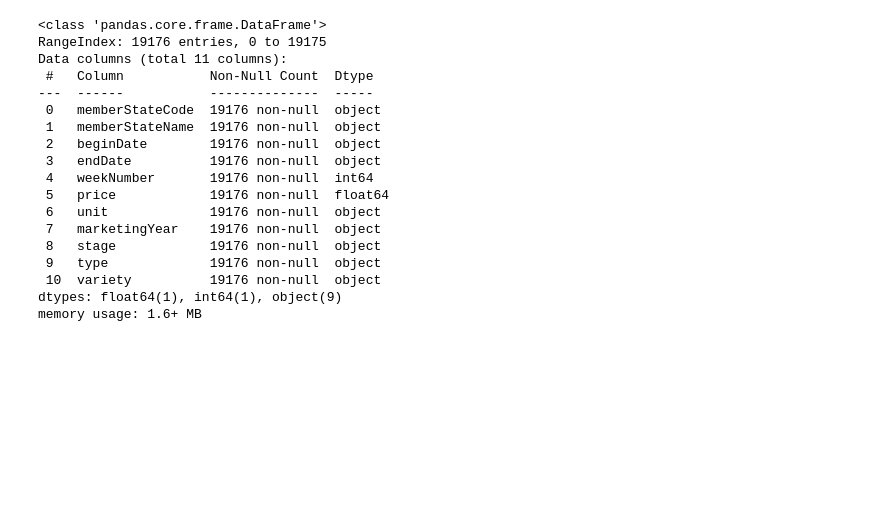
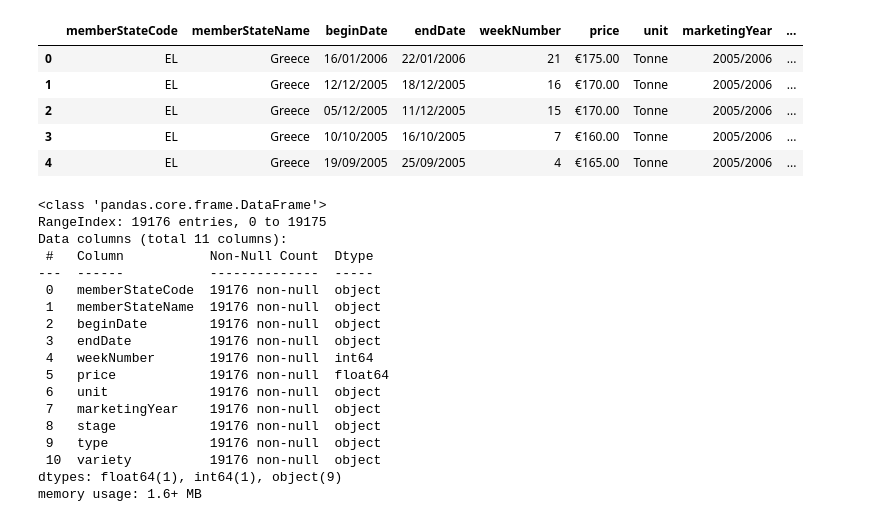
Before and after one commit to JohnsenClasses/final-project-schneider-thapa-koirala, a Jupyter notebook: euriceinfo.ipynb, the cells around one changed output. Cells and saved outputs as stored; diff of their text form; code cells hidden in the pictures; blank space fills up the shorter version.

```diff
--- a/euriceinfo.ipynb
+++ b/euriceinfo.ipynb
@@ -8,6 +7,16 @@ import matplotlib.pyplot as plt
 # %%
 #requesting data for the price of rice in EU member states
 riceprice=requests.get("https://www.ec.europa.eu/agrifood/api/rice/prices?")
+# %%
+df_riceprice_rawdata=pd.DataFrame(riceprice.json())
+display(df_riceprice_rawdata.head(5))
+# %% [output]
+|  | memberStateCode | memberStateName | beginDate | endDate | weekNumber | price | unit | marketingYear | ... |
+| 0 | EL | Greece | 16/01/2006 | 22/01/2006 | 21 | €175.00 | Tonne | 2005/2006 | ... |
+| 1 | EL | Greece | 12/12/2005 | 18/12/2005 | 16 | €170.00 | Tonne | 2005/2006 | ... |
+| 2 | EL | Greece | 05/12/2005 | 11/12/2005 | 15 | €170.00 | Tonne | 2005/2006 | ... |
+| 3 | EL | Greece | 10/10/2005 | 16/10/2005 | 7 | €160.00 | Tonne | 2005/2006 | ... |
+| 4 | EL | Greece | 19/09/2005 | 25/09/2005 | 4 | €165.00 | Tonne | 2005/2006 | ... |
 # %%
 #European Commission Data on Rice Price for 8 Members of EU
 #Raw Data cleaning
```
Also changed, not shown: parts of 6 cells of this notebook, 2 other files.
